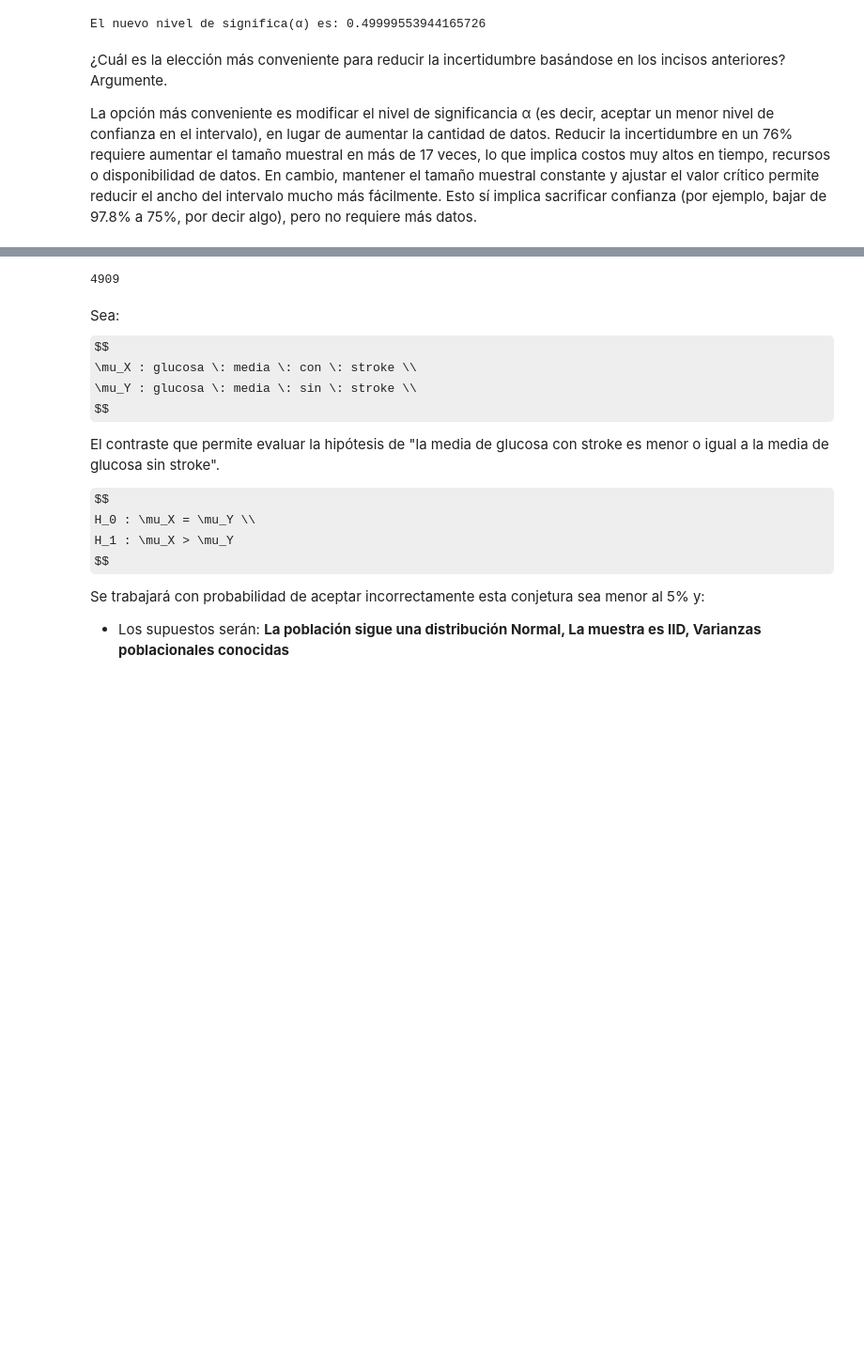
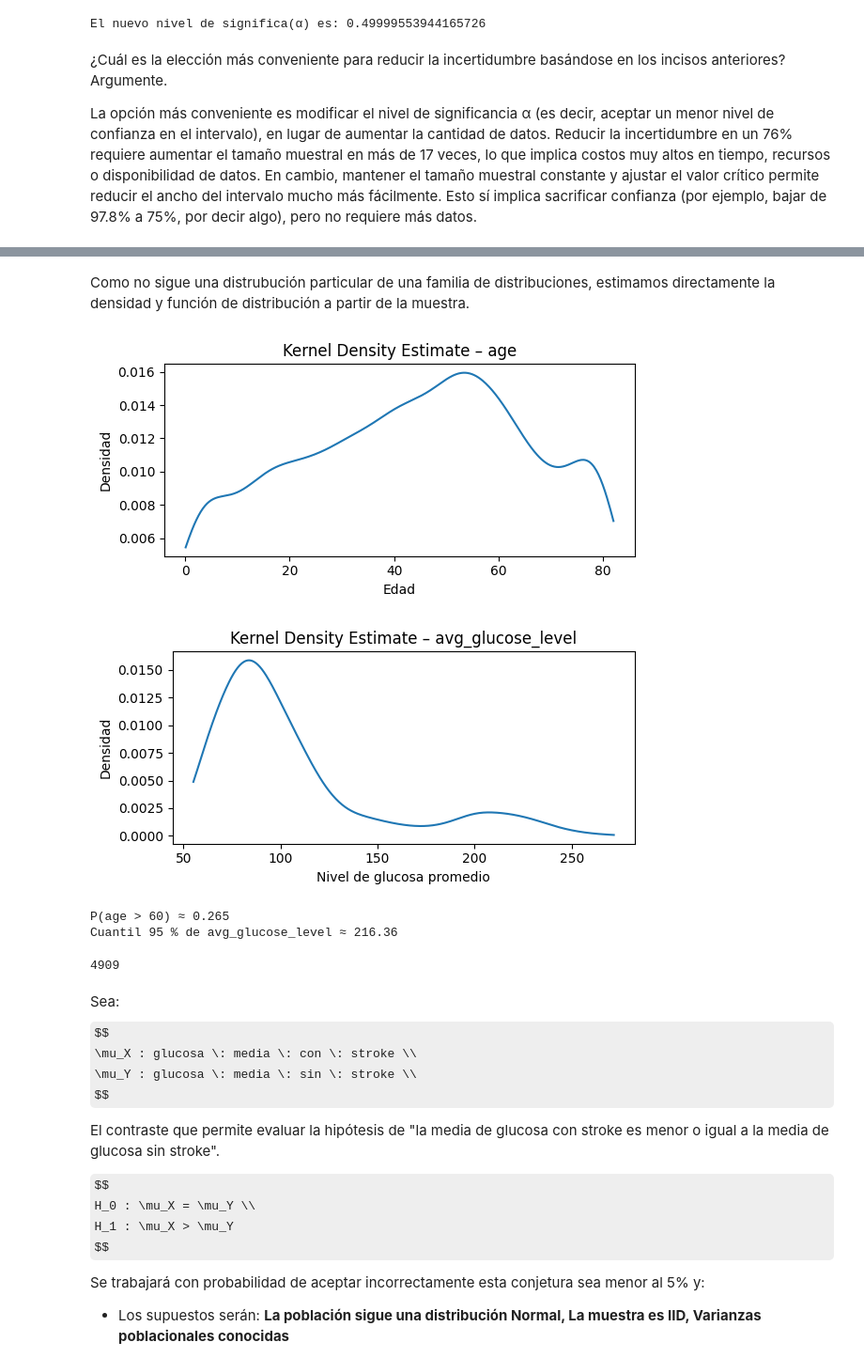
Before and after one commit to champagne-gabo/proyecto-inf280, a Jupyter notebook: notebook final.ipynb, the cells around one changed output, grey strips where cells are left out. Shown at 94% size. Saved outputs shown, nothing was run; the diff lists cells and outputs as text; code cells hidden in the pictures; some formulas as TeX source; blank space fills up the shorter version.

Commit message:
pruebas de bondad

```diff
--- a/notebook final.ipynb
+++ b/notebook final.ipynb
@@ -1665,3 +1776,60 @@ def planificar_ic(reduccion, n_actual, confianza_actual=0.978):
+# %% [markdown]
+Como no sigue una distrubución particular de una familia de distribuciones, estimamos directamente la densidad y función de distribución a partir de la muestra.
+# %%
+
+# 1) Selecciona columnas y quita NaNs
+x_age   = df["age"].dropna().to_numpy()
+x_gluc  = df["avg_glucose_level"].dropna().to_numpy()
+
+# ------------------------------------------------------------
+# 2) Ajusta la Kernel Density Estimation (gaussian kernel)
+kde_age  = stats.gaussian_kde(x_age)                 # Scott por defecto
+kde_gluc = stats.gaussian_kde(x_gluc)
+
+# ------------------------------------------------------------
+# 3) Crea una malla de puntos y evalúa la densidad
+grid_age  = np.linspace(x_age.min(),  x_age.max(),  400)
+grid_gluc = np.linspace(x_gluc.min(), x_gluc.max(), 400)
+pdf_age   = kde_age(grid_age)
+pdf_gluc  = kde_gluc(grid_gluc)
+
+# ------------------------------------------------------------
+# 4) Grafica
+plt.figure(figsize=(6,3))
+plt.plot(grid_age, pdf_age)
+plt.title("Kernel Density Estimate – age")
+plt.xlabel("Edad")
+plt.ylabel("Densidad")
+plt.tight_layout()
+
+plt.figure(figsize=(6,3))
+plt.plot(grid_gluc, pdf_gluc)
+plt.title("Kernel Density Estimate – avg_glucose_level")
+plt.xlabel("Nivel de glucosa promedio")
+plt.ylabel("Densidad")
+plt.tight_layout()
+plt.show()
+
+#Posibles casos de prueba que demuestran funcionalidad (tentativos)
+# ------------------------------------------------------------
+# 5) Ejemplos extra (opcional):
+#    - Probabilidad de que age esté por encima de 60 años
+prob_age_gt60 = kde_age.integrate_box_1d(60, np.inf)
+print(f"P(age > 60) ≈ {prob_age_gt60:.3f}")
+
+#    - Cuantil 0.95 de avg_glucose_level según la KDE
+def kde_cdf(kde, x):
+    return kde.integrate_box_1d(-np.inf, x)
+
+from bisect import bisect_left
+cdf_vals = np.array([kde_cdf(kde_gluc, z) for z in grid_gluc])
+q95 = grid_gluc[bisect_left(cdf_vals, 0.95)]
+print(f"Cuantil 95 % de avg_glucose_level ≈ {q95:.2f}")
+# %% [output]
+[figure, added]
+[figure, added]
+P(age > 60) ≈ 0.265
+Cuantil 95 % de avg_glucose_level ≈ 216.36
 # %%
 print(len(data))
 # %% [output]
```
Also changed, not shown: parts of 10 cells of this notebook.
